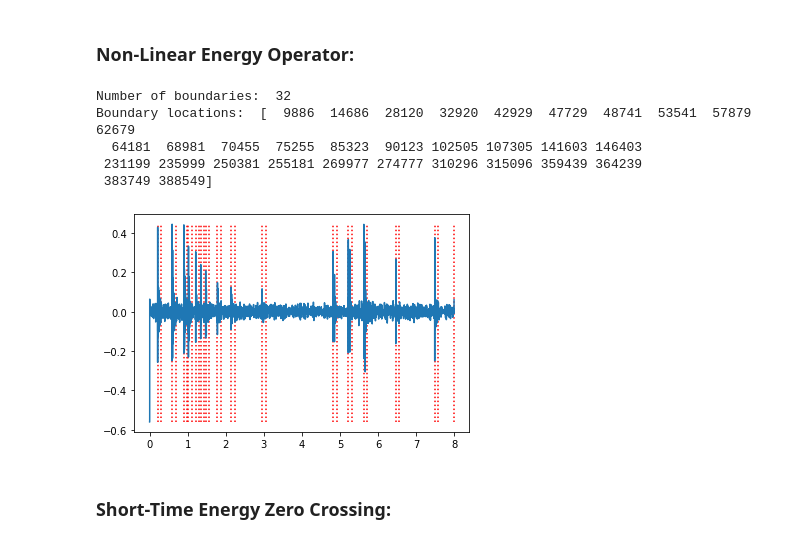
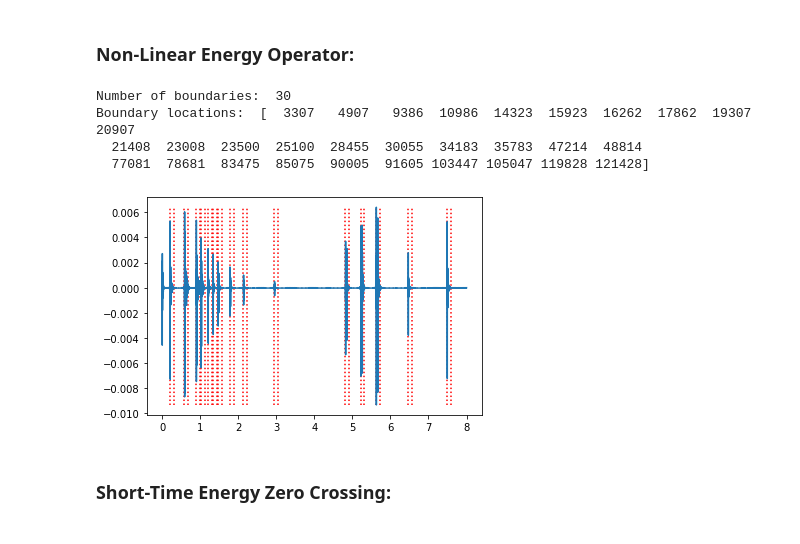
Before and after one commit to vkoil/pempheris-adspersa-alphabetisation, a Jupyter notebook: segmentation.ipynb, the cells around one changed output. Saved outputs shown, nothing was run; the diff lists cells and outputs as text; code cells hidden in the pictures.

```diff
--- a/segmentation.ipynb
+++ b/segmentation.ipynb
@@ -89,17 +93,18 @@ def nonlinear_energy_operator(data, window_size, threshold,
     boundaries, _ = signal.find_peaks(gnleos, height=threshold)
 
     segs = []
-    for i in range(len(boundaries)):
-        # discard all boundaries except those that appear first in a group of boundaries.
-        if (i == 0):
+    # boundaries are typically placed after spike. Offset of -5ms (default) to place boundary just before spike.
+    boundaries = boundaries + int(boundary_offset * sr)
+    boundaries = boundaries[boundaries > 0] # omit segments where offset causes start-points before 00m:00s
+    for i in range(1, len(boundaries)):
+        # a boundary is only considered the start of a segment if it appears min_separation seconds after the previous boundary
+        # else, it is considered part of same segment
+        if (boundaries[i] - boundaries[i-1] > sr*min_separation):
             segs.append(boundaries[i])
-        elif (boundaries[i]-boundaries[i-1] >= sr*min_separation):
-            # boundaries within 100ms of last boundary considered part of same segment
-            segs.append(boundaries[i])
+        else:
+            boundaries[i] = boundaries[i-1]
+
     segs = np.asarray(segs)
-    # boundaries are typically placed after spike. Offset of 5ms to place boundary just before spike.
-    segs = segs + int(boundary_offset * sr)
-    segs = segs[segs > 0] # omit segments where offset causes start-points are before 00m:00s
     segs = np.sort(np.concatenate([segs, segs + int(segment_duration * sr)], axis=0),axis=0)
     return segs
 # %%
@@ -170,28 +175,25 @@ def energy_zcr_vad(signal, window_size, overlap, min_separation=0.1, segment_dur
 ## Segmentation Analysis:
 # %%
 # loads an audio file as an numpp array containing signal amplitudes
-sample, _ = librosa.load("data/samples/67375127.140411201837_002510_002518.wav", sr=sr)
+sample, _ = librosa.load("data/samples/processed_67375127.140411201837_002510_002518.wav", sr=sr)
-# %%
-sample -= np.mean(sample)
 # %% [markdown]
 ### Non-Linear Energy Operator:
 # %%
 # parameters set through experimentation.
 # window_size = 10, Threshold = 0.01 yields best compromise between efficiency and captured boundaries
-boundaries_nleo = nonlinear_energy_operator(sample, 10, 0.01)
+boundaries_nleo = nonlinear_energy_operator(sample, 10, 0.000001)
 print("Number of boundaries: ", len(boundaries_nleo))
 print("Boundary locations: ", boundaries_nleo)
 # %% [output]
-Number of boundaries:  32
-Boundary locations:  [  9886  14686  28120  32920  42929  47729  48741  53541  57879  62679
-  64181  68981  70455  75255  85323  90123 102505 107305 141603 146403
- 231199 235999 250381 255181 269977 274777 310296 315096 359439 364239
- 383749 388549]
+Number of boundaries:  30
+Boundary locations:  [  3307   4907   9386  10986  14323  15923  16262  17862  19307  20907
+  21408  23008  23500  25100  28455  30055  34183  35783  47214  48814
+  77081  78681  83475  85075  90005  91605 103447 105047 119828 121428]
 # %%
-subsig_nleo, subbounds_nleo = signal_splice(sample, 0, 8, sr, boundaries_nleo)
+subsig_nleo, subbounds_nleo = signal_slice(sample, 0, 8, sr, boundaries_nleo)
 plot_boundaries_on_signal(subsig_nleo, subbounds_nleo, sr)
 # %% [output]
-[figure, old version]
+[figure, new version]
 # %% [markdown]
 ### Short-Time Energy Zero Crossing:
 # %%
```
Also changed, not shown: parts of 10 cells of this notebook, 1 other file.
